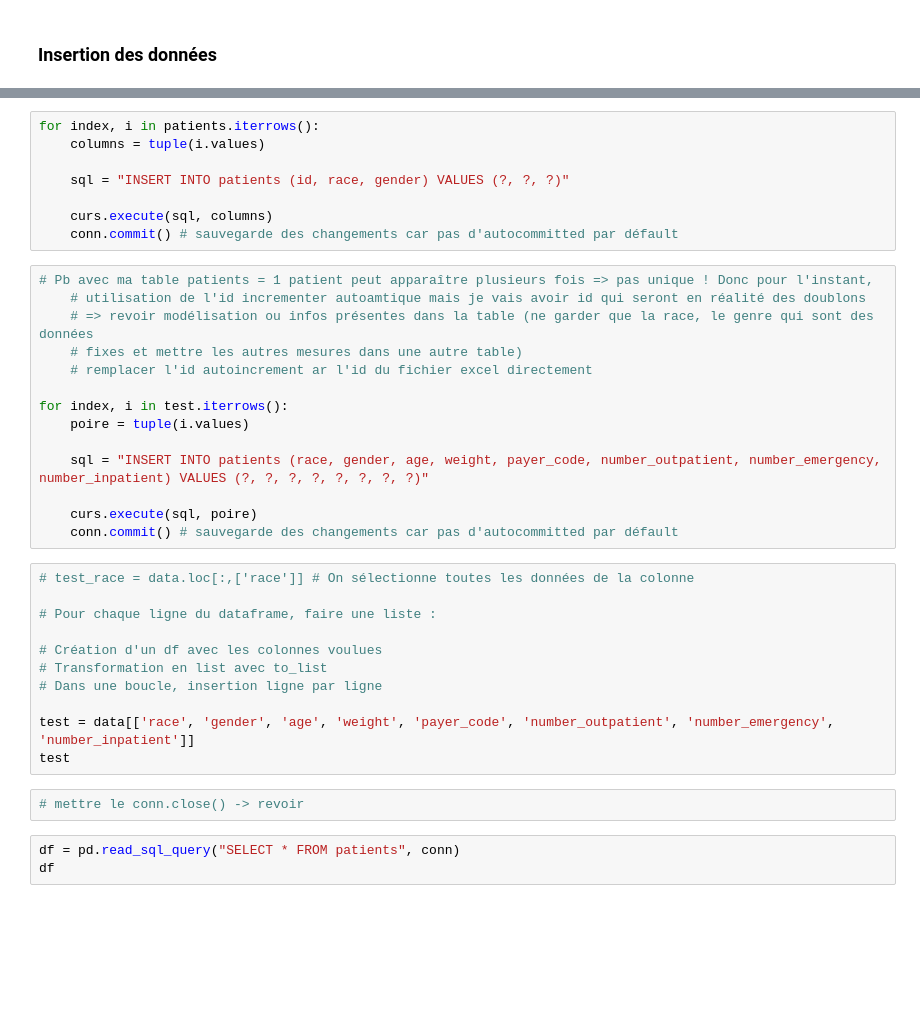
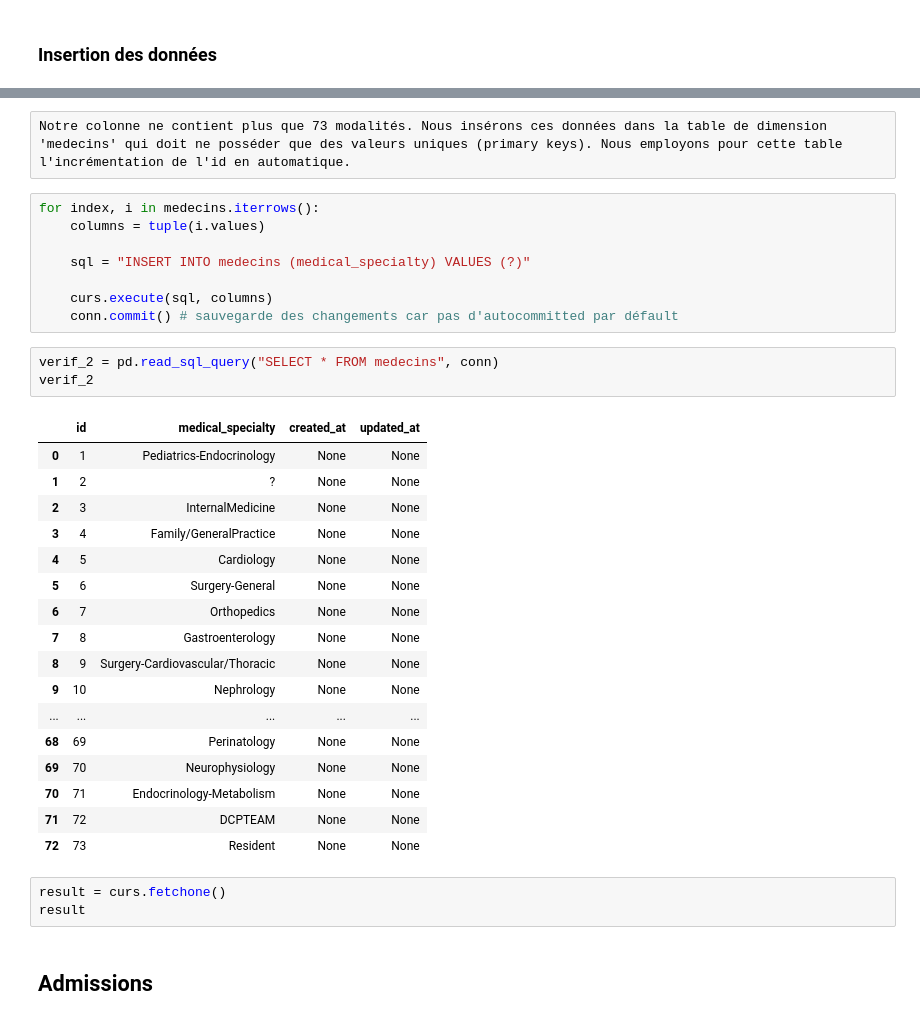
Before and after one commit to Gwendelina/130US_diabete, a Jupyter notebook: Creation BDD/Creation_BDD.ipynb, the cells around one changed output, grey strips where cells are left out. Cells and saved outputs as stored; diff of their text form; blank space fills up the shorter version.

```diff
--- a/Creation BDD/Creation_BDD.ipynb
+++ b/Creation BDD/Creation_BDD.ipynb
@@ -282,38 +442,36 @@ for i in doublons :
+# %% [raw]
+Notre colonne ne contient plus que 73 modalités. Nous insérons ces données dans la table de dimension 'medecins' qui doit ne posséder que des valeurs uniques (primary keys). Nous employons pour cette table l'incrémentation de l'id en automatique.
 # %%
-for index, i in patients.iterrows():
+for index, i in medecins.iterrows():
     columns = tuple(i.values)
 
-    sql = "INSERT INTO patients (id, race, gender) VALUES (?, ?, ?)"
+    sql = "INSERT INTO medecins (medical_specialty) VALUES (?)"
 
     curs.execute(sql, columns)
     conn.commit() # sauvegarde des changements car pas d'autocommitted par défault
-# %%
-# Pb avec ma table patients = 1 patient peut apparaître plusieurs fois => pas unique ! Donc pour l'instant,
-    # utilisation de l'id incrementer autoamtique mais je vais avoir id qui seront en réalité des doublons
-    # => revoir modélisation ou infos présentes dans la table (ne garder que la race, le genre qui sont des données
-    # fixes et mettre les autres mesures dans une autre table)
-    # remplacer l'id autoincrement ar l'id du fichier excel directement
-
-for index, i in test.iterrows():
-    poire = tuple(i.values)
-
-    sql = "INSERT INTO patients (race, gender, age, weight, payer_code, number_outpatient, number_emergency, number_inpatient) VALUES (?, ?, ?, ?, ?, ?, ?, ?)"
-
-    curs.execute(sql, poire)
-    conn.commit() # sauvegarde des changements car pas d'autocommitted par défault
-# %%
-# test_race = data.loc[:,['race']] # On sélectionne toutes les données de la colonne
-
-# Pour chaque ligne du dataframe, faire une liste :
-
-# Création d'un df avec les colonnes voulues
-# Transformation en list avec to_list
-# Dans une boucle, insertion ligne par ligne
-
-test = data[['race', 'gender', 'age', 'weight', 'payer_code', 'number_outpatient', 'number_emergency', 'number_inpatient']]
-test
-# %%
-# mettre le conn.close() -> revoir
 # %%
-df = pd.read_sql_query("SELECT * FROM patients", conn)
-df
+verif_2 = pd.read_sql_query("SELECT * FROM medecins", conn)
+verif_2
+# %% [output]
+|  | id | medical_specialty | created_at | updated_at |
+| 0 | 1 | Pediatrics-Endocrinology | None | None |
+| 1 | 2 | ? | None | None |
+| 2 | 3 | InternalMedicine | None | None |
+| 3 | 4 | Family/GeneralPractice | None | None |
+| 4 | 5 | Cardiology | None | None |
+| 5 | 6 | Surgery-General | None | None |
+| 6 | 7 | Orthopedics | None | None |
+| 7 | 8 | Gastroenterology | None | None |
+| 8 | 9 | Surgery-Cardiovascular/Thoracic | None | None |
+| 9 | 10 | Nephrology | None | None |
+| ... | ... | ... | ... | ... |
+| 68 | 69 | Perinatology | None | None |
+| 69 | 70 | Neurophysiology | None | None |
+| 70 | 71 | Endocrinology-Metabolism | None | None |
+| 71 | 72 | DCPTEAM | None | None |
+| 72 | 73 | Resident | None | None |
+# %%
+result = curs.fetchone()
+result
+# %% [markdown]
+## Admissions
```
Also changed, not shown: parts of 45 cells of this notebook, 1 other file.
